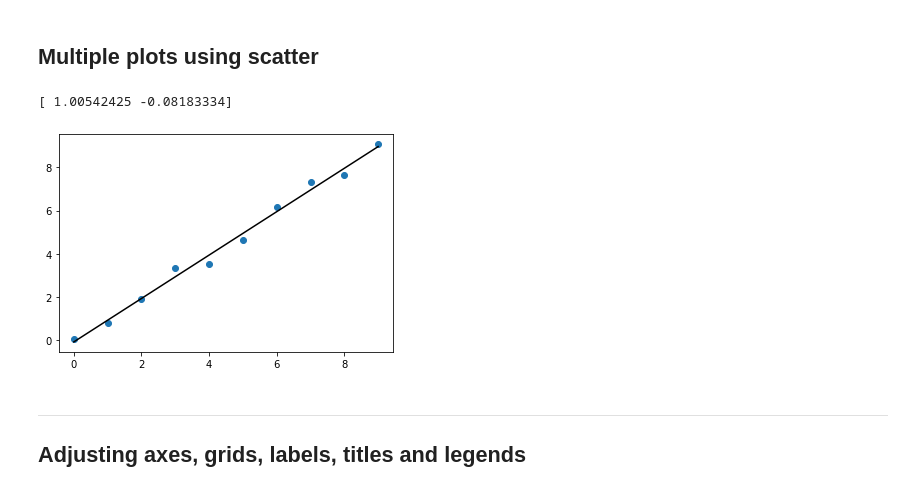
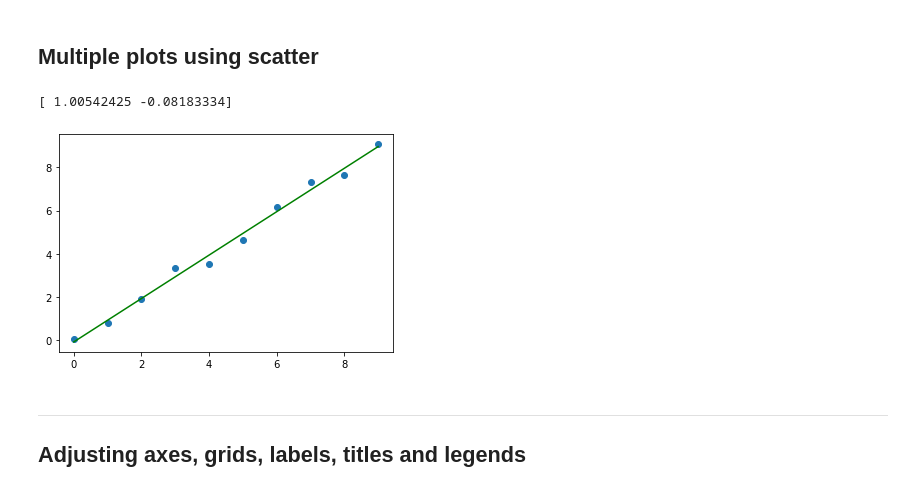
Before and after one commit to imadki/AlgorithmicUsingPython, a Jupyter notebook: day06/lectures/01-matplotlib_basic.ipynb, the cells around one changed output. Saved outputs shown, nothing was run; the diff lists cells and outputs as text; code cells hidden in the pictures.

```diff
--- a/day06/lectures/01-matplotlib_basic.ipynb
+++ b/day06/lectures/01-matplotlib_basic.ipynb
@@ -147,22 +147,22 @@ plt.show()
 # %%
 import numpy as np
 
 np.random.seed(100)
 x = list(range(10))
 y = x+np.random.rand(10)-0.5
 
 #polyfit donne les coefficients du polynome de regression
 fit = np.polyfit(x,y,1)
 print(fit)
 
 yfit = [n*fit[0] for n in x]+fit[1]
 plt.scatter(x,y)
-plt.plot(yfit,'black')
+plt.plot(yfit,'g')
 
 plt.show()
 # %% [output]
 [ 1.00542425 -0.08183334]
-[figure, old version]
+[figure, new version]
 # %% [markdown]
 ---
 ## Adjusting axes, grids, labels, titles and legends
```
Also changed, not shown: parts of 2 cells of this notebook, 1 other file.
